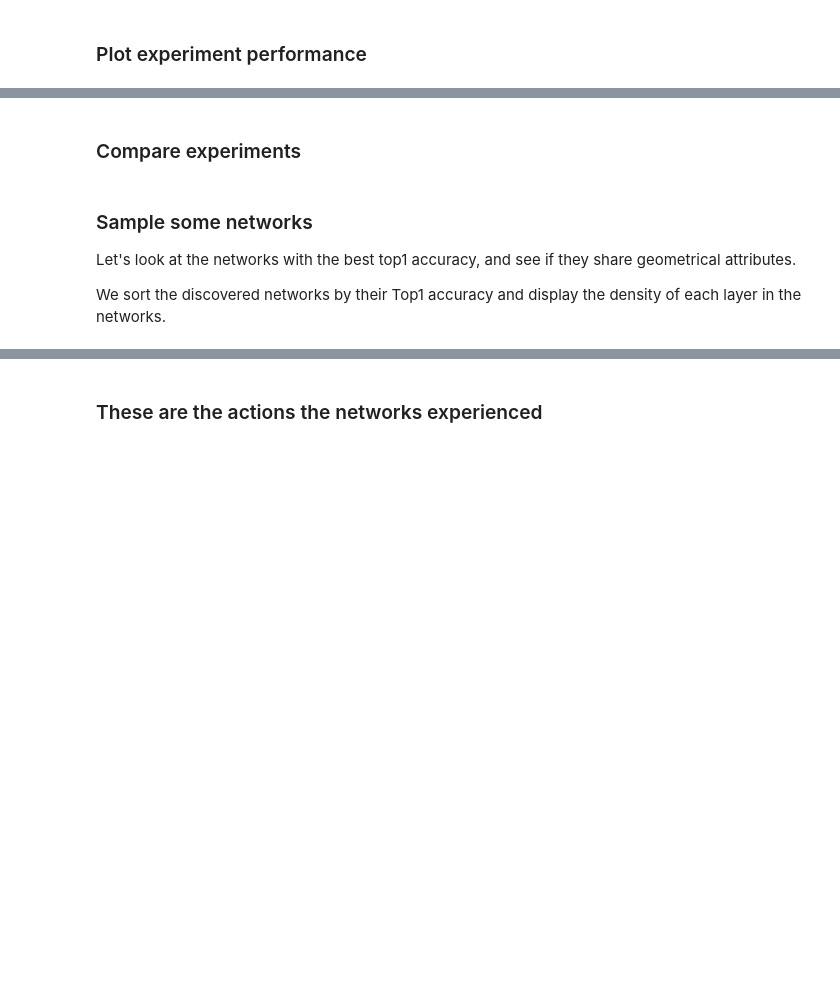
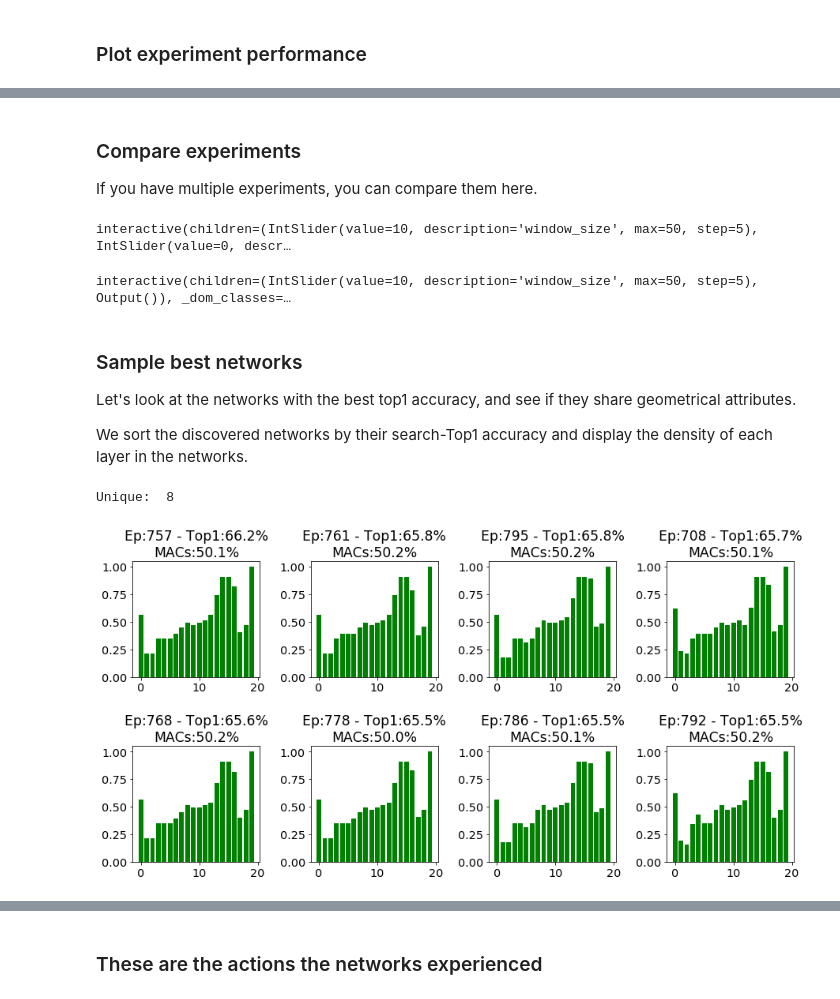
Before and after one commit to IntelLabs/distiller, a Jupyter notebook: examples/auto_compression/amc/jupyter/amc_worksheet.ipynb, the cells around one changed output, grey strips where cells are left out. Cells and saved outputs as stored; diff of their text form; code cells hidden in the pictures; blank space fills up the shorter version.

```diff
--- a/examples/auto_compression/amc/jupyter/amc_worksheet.ipynb
+++ b/examples/auto_compression/amc/jupyter/amc_worksheet.ipynb
@@ -551,33 +82,66 @@ If you're reading this message in another frontend (for example, a static render
-# %% [markdown]
-### Compare experiments
+# %% [markdown]
+### Compare experiments
+
+If you have multiple experiments, you can compare them here.
 # %%
-dfs = [df1,df2, df3]
-df_len = min([len(df) for df in dfs])
+import auto_compression_jupyter as acj
+
+df_list = acj.load_experiment_instances(expr_dir)
+df_len = min([len(df) for df in df_list])
 
 @interact(window_size=(0,50,5), top1=True, macs=True, params=False, reward=True, zoom=(0,df_len,1))
 def plot_experiment_comparison(window_size=10, zoom=0):
     start = 0
     end = zoom if zoom > 0 else 0
-    plot_performance("Compare Experiments (Top1)", dfs,
-                     0.15, window_size, True, False, False, False, start, end, plot_type='compare')
+    acj.plot_performance("Compare Experiments (Top1)", df_list,
+                          0.15, window_size, True, False, False, False, start, end, plot_type='compare')
+# %% [output]
+interactive(children=(IntSlider(value=10, description='window_size', max=50, step=5), IntSlider(value=0, descr…
 # %%
 @interact(window_size=(0,50,5), top1=True, macs=True, params=False, reward=True)
 def plot_experiment_comparison(window_size=10):
-    dfs = [df1,df2, df3]
-    plot_performance("Compare Experiments (Top1)", dfs,
+    plot_performance("Compare Experiments (Top1)\nError view", df_list,
                      0.15, window_size, True, False, False, False, plot_type='error')
+# %% [output]
+interactive(children=(IntSlider(value=10, description='window_size', max=50, step=5), Output()), _dom_classes=…
 # %% [markdown]
-### Sample some networks
+### Sample best networks
 
 Let's look at the networks with the best top1 accuracy, and see if they share geometrical attributes.
 
-We sort the discovered networks by their Top1 accuracy and display the density of each layer in the networks.
+We sort the discovered networks by their search-Top1 accuracy and display the density of each layer in the networks.
 # %%
+import hashlib
+from collections import OrderedDict
+
+# Choose network to study
+df = df
 top1_sorted_df = df.sort_values(by=['reward'], ascending=False)
-top1_sorted_df
+
+
 nrows = 2; ncols = 4
 f, axarr = plt.subplots(nrows, ncols, figsize=(15,7))
+arch_dict = OrderedDict()
+arch_shapes_dict = OrderedDict()
 for i in range(0, nrows * ncols):
+    record = top1_sorted_df.iloc[i]
+    episode = record['episode']
+    net_layer_sizes = json.loads(record["performance"])
+    #print("{}".format(type(list(net_layer_sizes.values())[0])))
+    net_as_nparray = np.array(list(net_layer_sizes.values()), dtype=np.float32)
+    arch_shapes_dict[episode] = net_as_nparray
+    net_str = ",".join(str(layer_size) for layer_size in net_layer_sizes.values())
+    net_hash = hashlib.sha1(net_str.encode())
+    try:
+        arch_dict[net_hash].append(episode)
+    except KeyError:
+        arch_dict[net_hash] = [episode]
+
     plot_layer_compute_densities(top1_sorted_df, i, ax=axarr[i//ncols, i%ncols], color='g')
     # Fine-tune figure; make subplots farther from each other.
     f.subplots_adjust(hspace=0.6, wspace=0.4)
+
+print("Unique: ", len(arch_dict))
+# %% [output]
+Unique:  8
+[figure, added]
```
Also changed, not shown: parts of 20 cells of this notebook, 2 other files.
